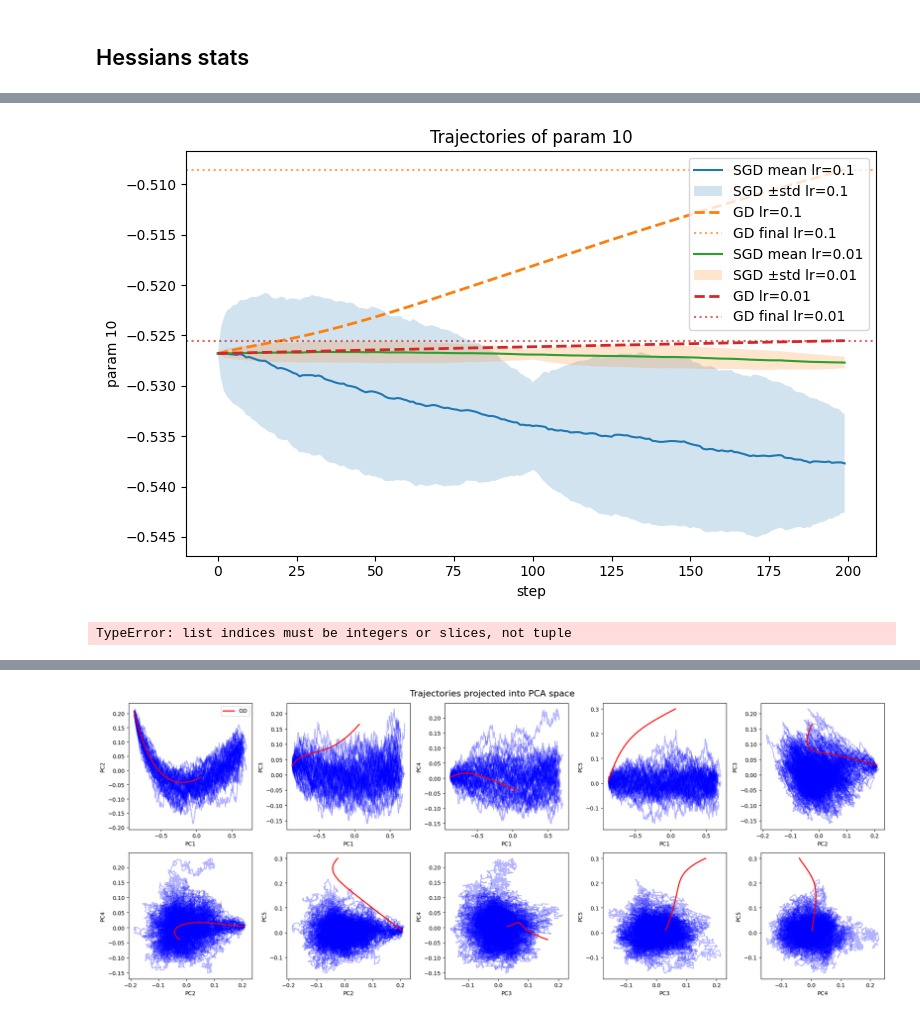
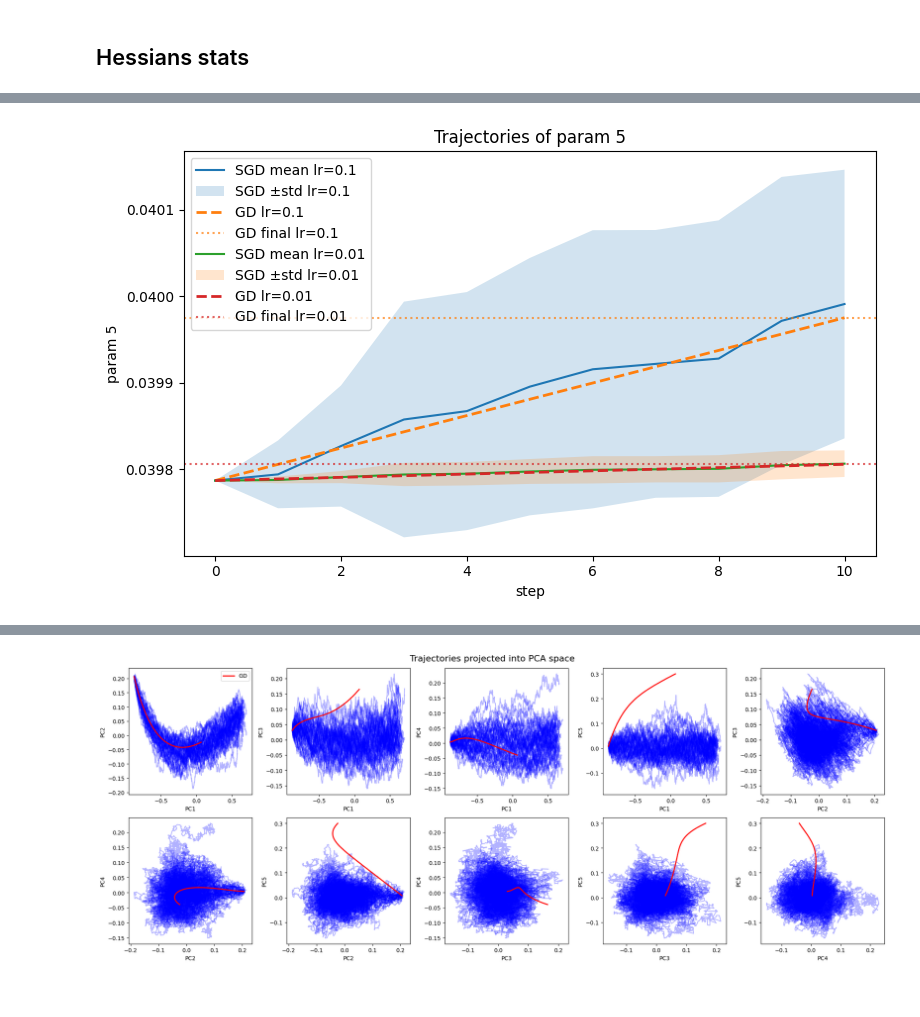
Before and after one commit to ThunderstormXX/SGDiffusion, a Jupyter notebook: src/scripts/exp1/exp_results/GD_vs_SGD_vs_Adam_noise_analysis.ipynb, the cells around one changed output, grey strips where cells are left out. Drawn from its saved outputs; the diff is of its cells as text; code cells hidden in the pictures.

```diff
--- a/src/scripts/exp1/exp_results/GD_vs_SGD_vs_Adam_noise_analysis.ipynb
+++ b/src/scripts/exp1/exp_results/GD_vs_SGD_vs_Adam_noise_analysis.ipynb
@@ -12,6 +14,7 @@ import matplotlib.pyplot as plt
 # %%
 BASE_DIR = "./setup1"
-LRS_TO_USE = ["0.1", "0.01" , "0.001"] #,  "0.0001"]  # "0.01" или "0.1"
+# LRS_TO_USE = ["0.001","0.0001"]  # "0.01" или "0.1"
+LRS_TO_USE =["0.1","0.01"]
 W_SGD =[]
 for LR_TO_USE in LRS_TO_USE:
     PATH = os.path.join(BASE_DIR, f"sgd_weights_lr{LR_TO_USE}.pt")  # ожидаем shape [N, T, D]
@@ -22,9 +25,10 @@ FileNotFoundError: [Errno 2] No such file or directory: './setup2/sgd_weights_lr
 # %%
-BASE_DIR = "./setup2"
-RS_TO_USE = ["0.1", "0.01" , "0.001"] #,  "0.0001"]
+BASE_DIR = "./setup1"
+LRS_TO_USE = ["0.1","0.01"]
+# LRS_TO_USE =["0.001", "0.0001"]
 W_GD = []
 for LR_TO_USE in LRS_TO_USE:
-    PATH = os.path.join(BASE_DIR, f"gd_weights_lr{LR_TO_USE}_dtypedouble.pt")
+    PATH = os.path.join(BASE_DIR, f"gd_weights_lr{LR_TO_USE}_dtypefloat64.pt")
     W_GD.append(torch.load(PATH, map_location="cpu"))
 print(W_GD[0].shape)
 # %% [output]
@@ -74,68 +84,45 @@ plt.show()
 # %%
-p = 10  # индекс параметра
+p = 5  # индекс параметра
 plt.figure(figsize=(8, 5))
 
 for i, lr in enumerate([float(x) for x in LRS_TO_USE]):
-    # SGD: [N, T, D]
-    trajs = W_SGD[i][:, :, p].numpy()[:,:200]  # shape [N, T]
+    # SGD: [N, T, D] → в float64
+    trajs = W_SGD[i][:, :, p].to(torch.float64).numpy()  # shape [N, T]
     mean_traj = trajs.mean(axis=0)
     std_traj = trajs.std(axis=0)
 
     t_sgd = np.arange(trajs.shape[1])
 
     plt.plot(t_sgd, mean_traj, label=f"SGD mean lr={lr}")
-    plt.fill_between(t_sgd,
-                     mean_traj - std_traj,
-                     mean_traj + std_traj,
-                     alpha=0.2, label=f"SGD ±std lr={lr}")
+    plt.fill_between(
+        t_sgd,
+        mean_traj - std_traj,
+        mean_traj + std_traj,
+        alpha=0.2,
+        label=f"SGD ±std lr={lr}"
+    )
 
-    # GD: [T, D]
-    traj_gd = W_GD[i][:, p].numpy()[:200]
+    # GD: [T, D] → тоже в float64
+    traj_gd = W_GD[i][:, p].to(torch.float64).numpy()
     t_gd = np.arange(len(traj_gd))
 
-    plt.plot(t_gd, traj_gd, '--', linewidth=2, label=f"GD lr={lr}")
+    plt.plot(t_gd, traj_gd, "--", linewidth=2, label=f"GD lr={lr}")
 
     # горизонтальная линия по финальной точке GD
     final_val = traj_gd[-1]
-    plt.axhline(final_val, linestyle=":", color=plt.gca().lines[-1].get_color(),
-                alpha=0.7, label=f"GD final lr={lr}")
+    plt.axhline(
+        final_val,
+        linestyle=":",
+        color=plt.gca().lines[-1].get_color(),
+        alpha=0.7,
+        label=f"GD final lr={lr}"
+    )
 
 plt.xlabel("step")
 plt.ylabel(f"param {p}")
 plt.title(f"Trajectories of param {p}")
 plt.legend()
 plt.tight_layout()
 plt.show()
 # %% [output]
-[figure, old version]
+[figure, new version]
-# %%
-import numpy as np
-import matplotlib.pyplot as plt
-
-num_p_arr = ind[[0,1,2,3,4,5 ,-5,-4-3, -2, -1]]
-
-for num_p in num_p_arr:
-    p_trajectories_sgd = W_SGD[:, :, num_p].numpy()  # shape: [n_trials, T]
-    p_trajectories_gd = W_GD[:, num_p].numpy()    # shape: [1, T]
-
-    # считаем среднее и std по траекториям SGD
-    mean_sgd = np.mean(p_trajectories_sgd, axis=0)
-    std_sgd = np.std(p_trajectories_sgd, axis=0)
-
-    # график
-    plt.figure(figsize=(6, 4))
-    plt.plot(mean_sgd, label="SGD mean", color="blue")
-    plt.fill_between(
-        np.arange(len(mean_sgd)),
-        mean_sgd - std_sgd,
-        mean_sgd + std_sgd,
-        color="blue",
-        alpha=0.2,
-        label="SGD ± std"
-    )
-    plt.plot(p_trajectories_gd, label="GD", color="red")
-    plt.title(f"Parameter {num_p}")
-    plt.legend()
-    plt.show()
-# %% [output]
-TypeError: list indices must be integers or slices, not tuple
```
Also changed, not shown: parts of 13 cells of this notebook, 48 other files.
